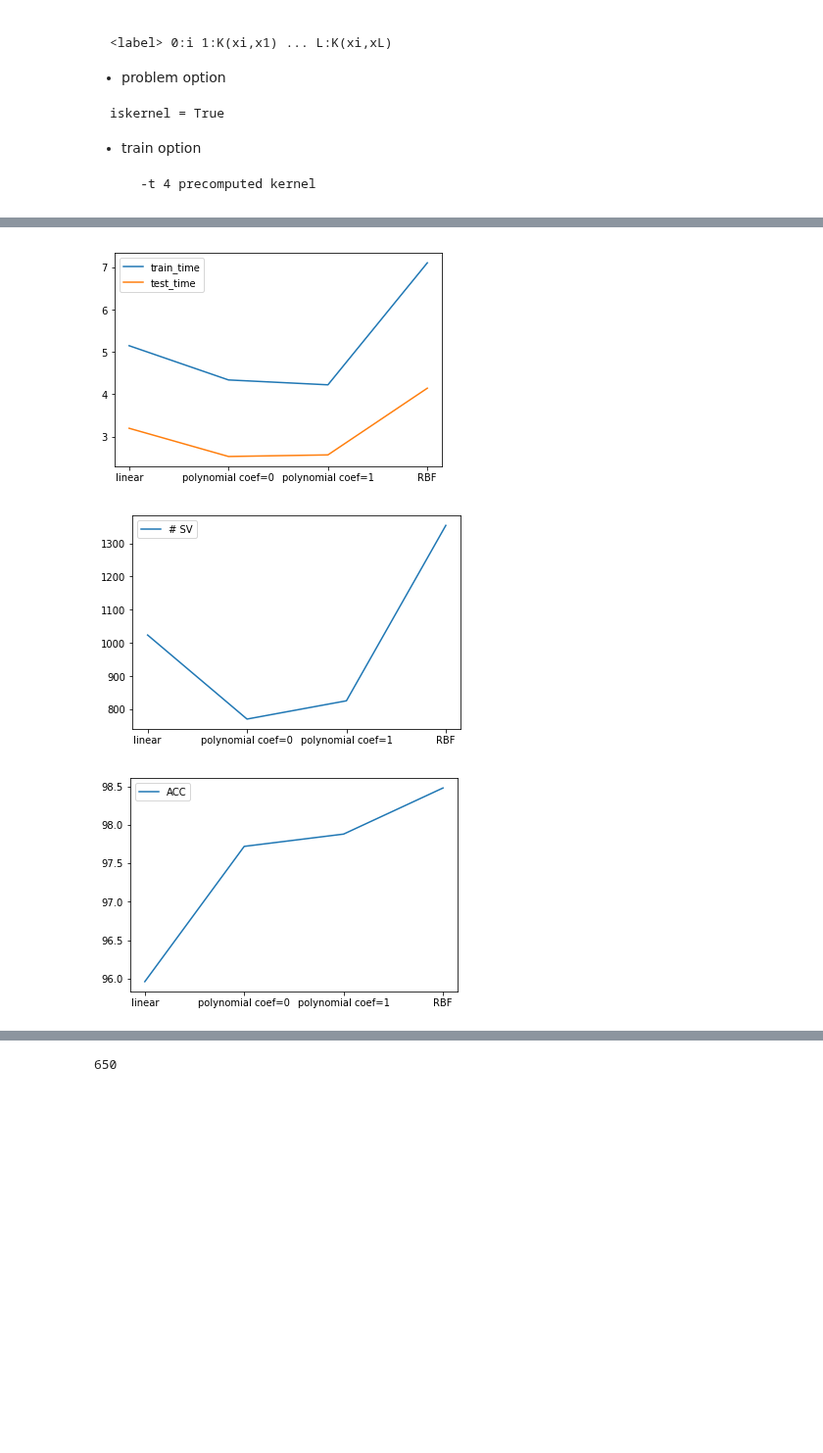
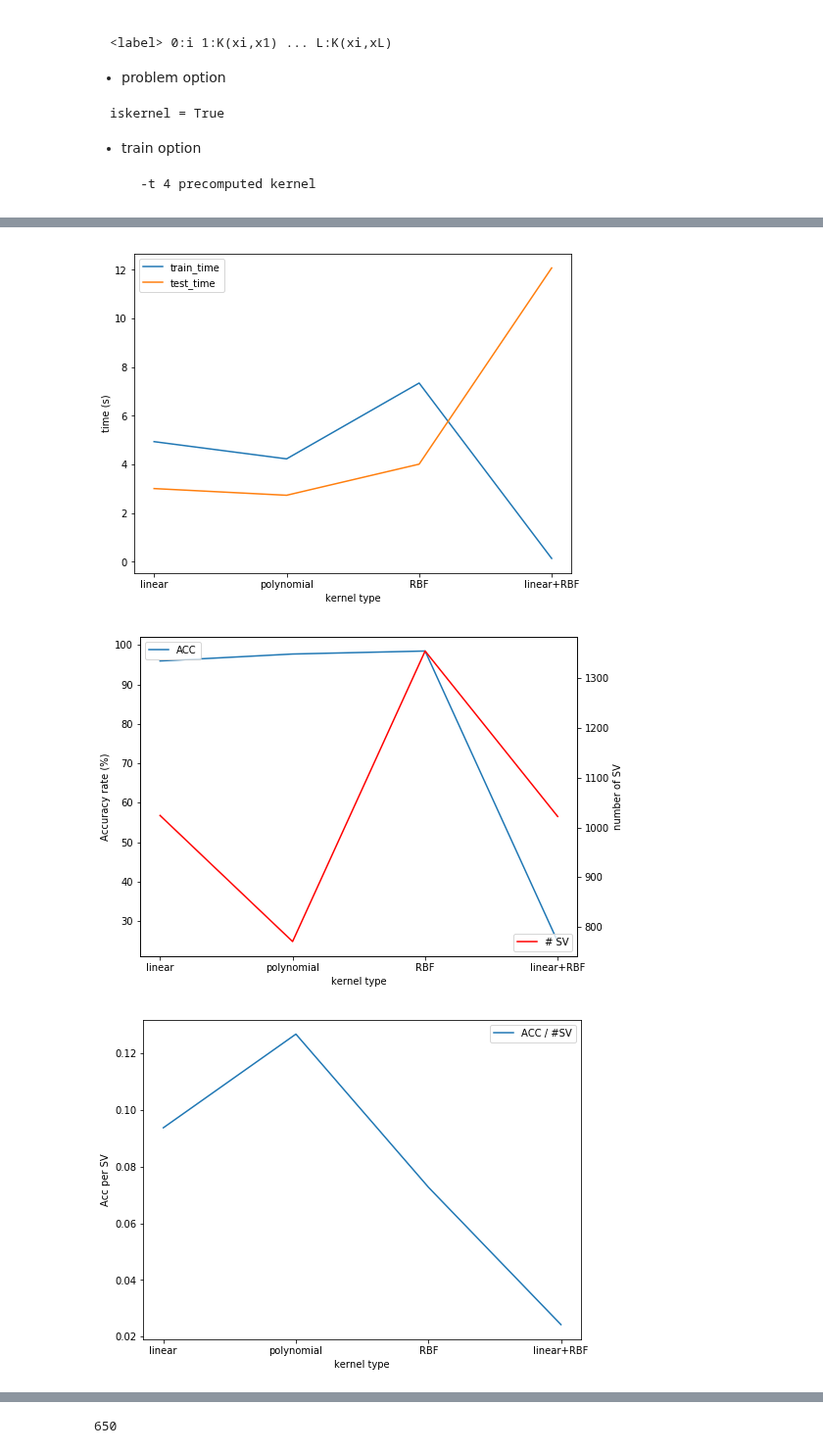
Before and after one commit to csielee/2018ML, a Jupyter notebook: HW5/HW5.ipynb, the cells around one changed output, grey strips where cells are left out. Shown at 98% size. Cells and saved outputs as stored; diff of their text form; code cells hidden in the pictures; blank space fills up the shorter version.

```diff
--- a/HW5/HW5.ipynb
+++ b/HW5/HW5.ipynb
@@ -414,4 +337,9 @@ array([1, 4, 9])
 # %%
 %%time
 x_train_precomputed = linear_RBF_kernel_2(X_train, X_train)
+x_train_precomputed = sparse_matrix(x_train_precomputed, iskernel=True)
+prob_precomputed = svmutil.svm_problem(
+    y_train,
+    x_train_precomputed,
+    isKernel=True)
 # %% [output]
@@ -426,5 +348,3 @@ Wall time: 42.3 s
-# %%
-prob_precomputed = svmutil.svm_problem(y_train, x_train_precomputed, isKernel=True)
 # %%
 %%time
 x_test_precomputed = linear_RBF_kernel_2(X_test, X_train)
@@ -479,15 +412,14 @@ p_val = {}
 train_time = {}
 test_time = {}
 # %%
+# best parameters from grid+cross
 parastrs = {
     'linear' : '-t 0 -c 0.01',
-    'polynomial coef=0' : '-t 1 -c 100 -g 0.0033333333333333335 -r 0 -d 2',
-    'polynomial coef=1' : '-t 1 -c 1 -g 0.0033333333333333335 -r 1 -d 10',
+    'polynomial' : '-t 1 -c 100 -g 0.0033333333333333335 -r 0 -d 2',
     'RBF' : '-t 2 -c 100000 -g 0.02',
 }
 parastrs_precomputed = {
-    'linear+RBF c=0.01' : '-t 4 -c 0.01',
-    'linear+RBF c=100' : '-t 4 -c 100',
+    'linear+RBF' : '-t 4 -c 0.01',
 }
 # %%
 %%time
@@ -553,18 +478,35 @@ all_model = list(parastrs.keys()) # + list(parastrs_precomputed.keys())
 # %%
-all_model = list(parastrs.keys())
+all_model = list(parastrs.keys()) + list(parastrs_precomputed.keys())
+
+plt.figure(figsize=(8,6))
 plt.plot(all_model,[train_time[kk] for kk in all_model], label="train_time")
 plt.plot(all_model,[test_time[kk] for kk in all_model], label="test_time")
+plt.ylabel('time (s)')
+plt.xlabel('kernel type')
 plt.legend()
 plt.show()
 
-plt.plot(all_model,[m[kk].get_nr_sv() for kk in all_model], label="# SV")
+
+fig, ytick1 = plt.subplots(figsize=(8,6))
+ytick2 = ytick1.twinx()
+
+ytick2.plot(all_model,[m[kk].get_nr_sv() for kk in all_model], 'r',label="# SV")
+ytick2.set_ylabel('number of SV')
+ytick2.legend(loc='lower right')
+
+ytick1.plot(all_model,[p_acc[kk][0] for kk in all_model], label="ACC")
+ytick1.set_ylabel('Accuracy rate (%)')
+ytick1.legend(loc='upper left')
+ytick1.set_xlabel('kernel type')
+plt.show()
+
+plt.figure(figsize=(8,6))
+plt.plot(all_model,[p_acc[kk][0]/m[kk].get_nr_sv() for kk in all_model], label="ACC / #SV")
+plt.ylabel('Acc per SV')
+plt.xlabel('kernel type')
 plt.legend()
 plt.show()
-
-plt.plot(all_model,[p_acc[kk][0] for kk in all_model], label="ACC")
-plt.legend()
-plt.show()
 # %% [output]
-[figure, old version]
+[figure, new version]
-[figure, old version]
+[figure, new version]
-[figure, old version]
+[figure, new version]
```
Also changed, not shown: parts of 28 cells of this notebook, 2 other files.
